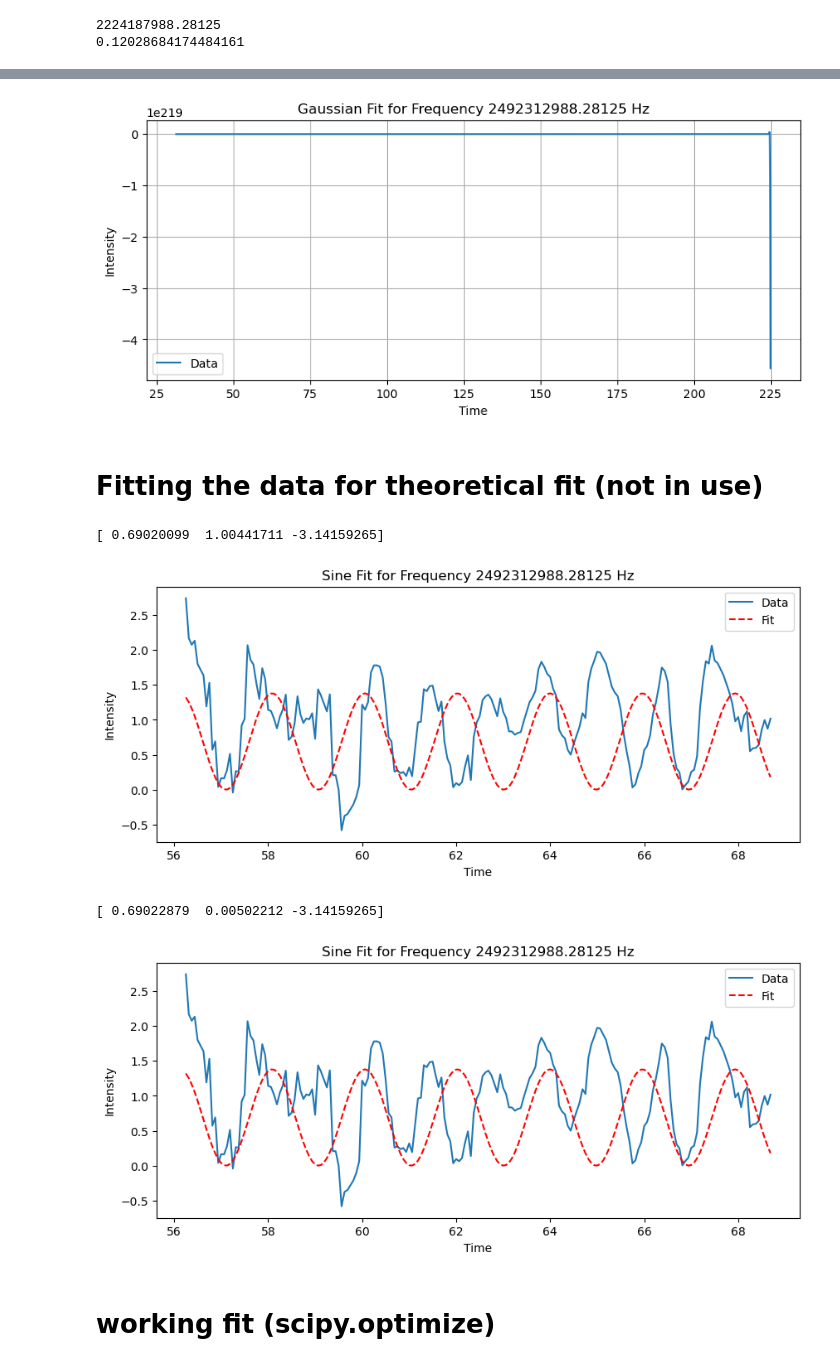
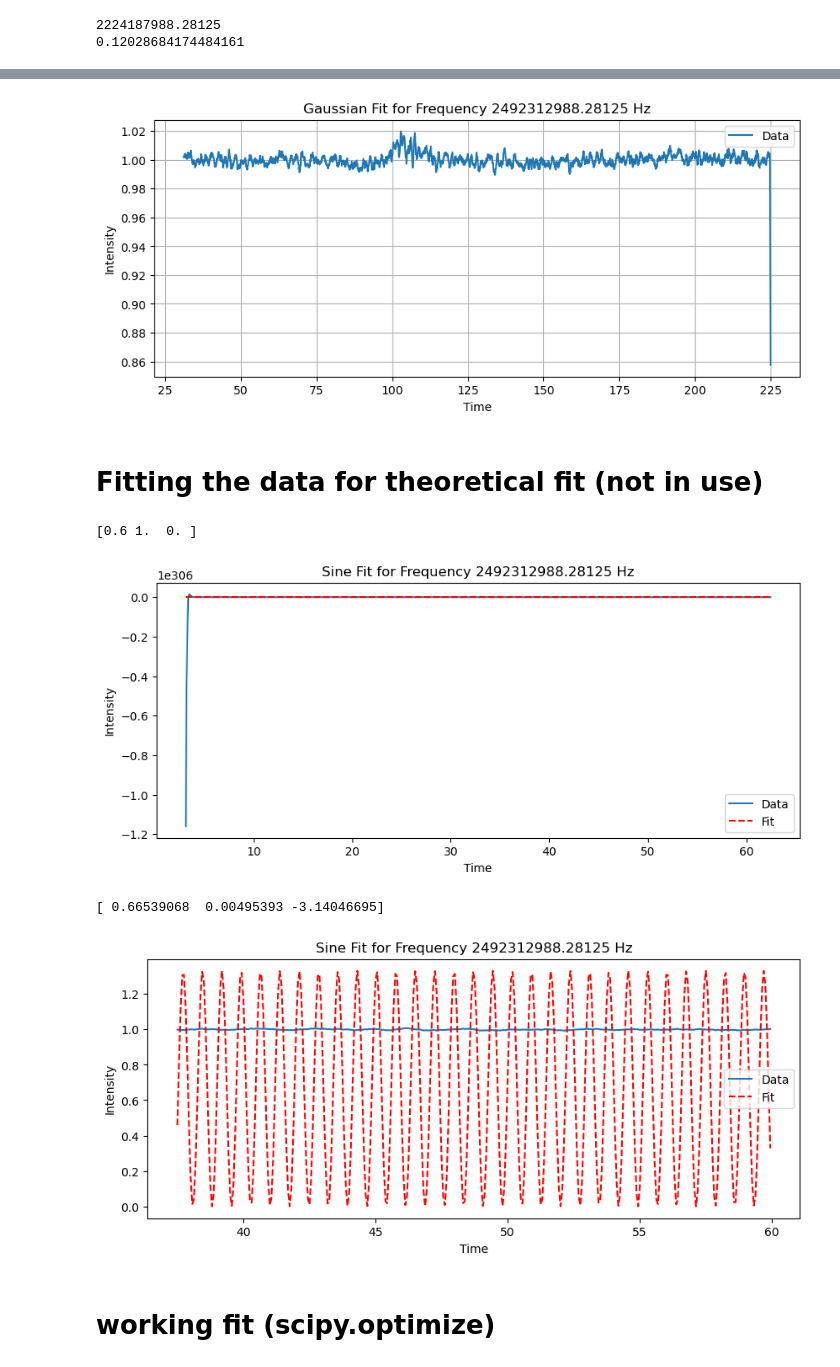
Before and after one commit to muellvin/radio-interferometry, a Jupyter notebook: data_sat.ipynb, the cells around one changed output, grey strips where cells are left out. Cells and saved outputs as stored; diff of their text form; code cells hidden in the pictures.

```diff
--- a/data_sat.ipynb
+++ b/data_sat.ipynb
@@ -6,7 +6,7 @@ import numpy as np
 from scipy.optimize import curve_fit
 
 # Load the .fits file
-file_path = "sat_interest_25/ETH_20250107_220112_01_satellite.fit"  # Replace with your actual file path
+file_path = "sat_interest_25/ETH_20250108_063004_01.fit"  # Replace with your actual file path
 hdul = fits.open(file_path)
 
 # Display the header information (optional)
@@ -20,8 +20,8 @@ print(data.shape)
 # Extract frequency and time from header (if provided)
 # You may need to adjust these keys based on your file
 freq_axis = np.arange(data.shape[0])  # Dummy frequency axis if not provided
-freq_axis = hdul[1].data[0][1] * 1000000
-time_axis = np.arange(data.shape[1])  # Dummy time axis if not provided
+freq_axis = hdul[1].data[0][1] * 10e5
+time_axis = np.arange(data.shape[1]) # Dummy time axis if not provided
 time_axis = hdul[1].data[0][0] / 4
 
 # Close the file
@@ -33,9 +33,7 @@ chosen_frequency = freq_axis[frequency_index]  # Get the actual frequency value
 
 print(time_axis.size)
 
-rel_time_start = 900
-rel_time_stop = 1100
-time_axis_rel = time_axis[rel_time_start:rel_time_stop]
+print(freq_axis)
 # %% [output]
 (200, 3600)
 3600
@@ -89,7 +102,7 @@ gaussian_params, _ = curve_fit(
     gaussian,
     time_axis,
     intensity,
-    p0=[17.5, 50, 50, 0, 11],
+    p0=[17.5, 200, 200, 0, 11],
     #p0=[17.5, 5720, 4640, 0, 11],
     maxfev=50000  # Increase maxfev to 5000
 )
@@ -108,7 +121,7 @@ plt.plot(time_axis, intensity, label='Data')
 plt.plot(time_axis, fitted_gaussian_linear, label='Fitted Gaussian', linestyle='--', color='red')
 plt.xlabel('Time')
 plt.ylabel('Intensity')
-plt.title(f'Gaussian Fit for Frequency {chosen_frequency} Hz')
+plt.title(f'Gaussian Fit for Frequency {chosen_frequency/10e5} MHz')
 plt.legend()
 plt.grid(True)
 plt.show()
@@ -127,12 +140,12 @@ plt.legend()
 plt.grid(True)
 plt.show()
 # %% [output]
-[figure, old version]
+[figure, new version]
 # %% [markdown]
 # Fitting the data for theoretical fit (not in use)
 # %%
 #only relevant time sequence
-intensity_no_gauss_rel = intensity_no_gauss[rel_time_start:rel_time_stop]
+
 
 def theoretical_fit_norm(x, S, omega, phi):
     return S*(1+np.cos(B *omega*0.005*x/lam + phi))
@@ -153,34 +166,40 @@ plt.title(f'Sine Fit for Frequency {chosen_frequency} Hz')
 plt.legend()
 plt.show()
 # %% [output]
-[ 0.69020099  1.00441711 -3.14159265]
+[0.6 1.  0. ]
-[figure, old version]
+[figure, new version]
 # %%
 
 # Initial guesses for parameters: S, omega, phi
 initial_guess = [0.8, 0.005, 0.0]
+
+
+rel_time_start = 150 *4
+rel_time_stop = 240 *4
+intensity_no_gauss_rel = intensity_no_gauss[rel_time_start:rel_time_stop]
+time_axis_rel = time_axis[rel_time_start:rel_time_stop]
 
 # Perform the curve fitting
 popt, pcov = curve_fit(theoretical_fit, time_axis_rel, intensity_no_gauss_rel, p0=initial_guess,bounds=([0, 0, -np.pi], [np.inf, np.inf, np.pi]))
 print(popt)
 # Extract fitted parameters
 S_fit, omega_fit, phi_fit = popt
 
 # Generate the fitted curve
 fitted_curve = theoretical_fit(time_axis_rel, S_fit, omega_fit, phi_fit)
 
 # Plot the fitted Gaussian over the data
 plt.figure(figsize=(10, 4))
 plt.plot(time_axis_rel, intensity_no_gauss_rel, label='Data')
 plt.plot(time_axis_rel, fitted_curve, label='Fit', linestyle='--', color='red')
 plt.xlabel('Time')
 plt.ylabel('Intensity')
 plt.title(f'Sine Fit for Frequency {chosen_frequency} Hz')
 plt.legend()
 plt.show()
 # %% [output]
-[ 0.69022879  0.00502212 -3.14159265]
+[ 0.66539068  0.00495393 -3.14046695]
-[figure, old version]
+[figure, new version]
 # %% [markdown]
 # working fit (scipy.optimize)
 # %%
```
Also changed, not shown: parts of 4 cells of this notebook, 5 other files.
